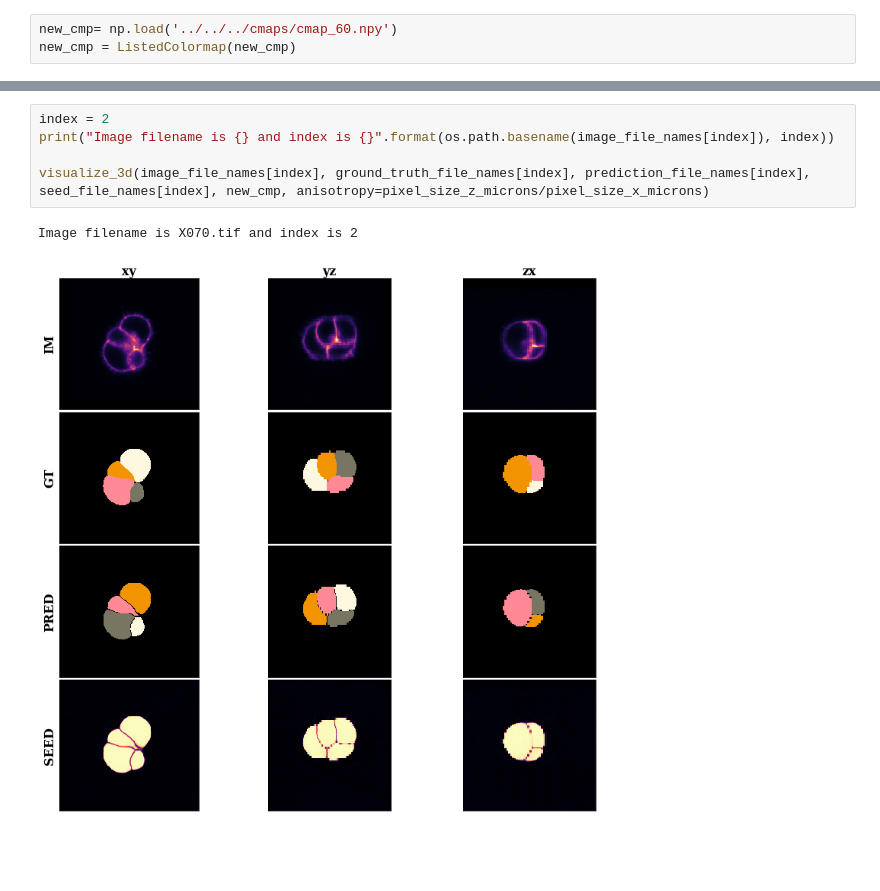
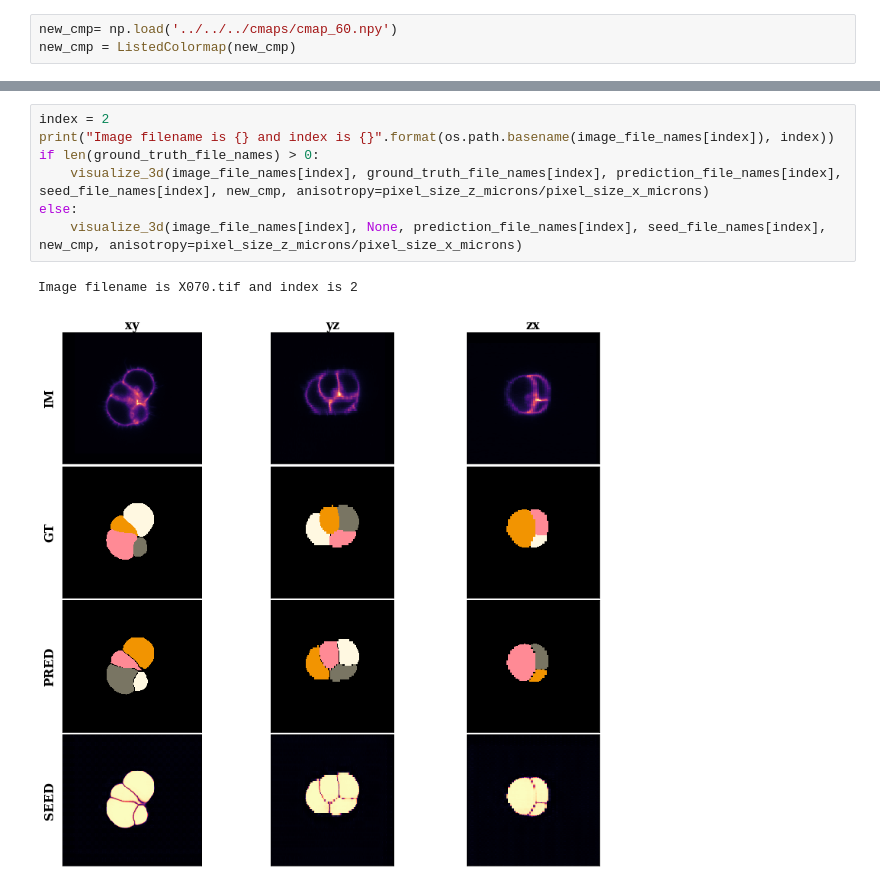
Before and after one commit to juglab/EmbedSeg, a Jupyter notebook: examples/3d/Mouse-Organoid-Cells-CBG/03-predict.ipynb, the cells around one changed output, grey strips where cells are left out. Saved outputs shown, nothing was run; the diff lists cells and outputs as text; blank space fills up the shorter version.

```diff
--- a/examples/3d/Mouse-Organoid-Cells-CBG/03-predict.ipynb
+++ b/examples/3d/Mouse-Organoid-Cells-CBG/03-predict.ipynb
@@ -161,8 +163,10 @@ Image filename is X154.tif and index is 8
 # %%
 index = 2
 print("Image filename is {} and index is {}".format(os.path.basename(image_file_names[index]), index))
-
-visualize_3d(image_file_names[index], ground_truth_file_names[index], prediction_file_names[index], seed_file_names[index], new_cmp, anisotropy=pixel_size_z_microns/pixel_size_x_microns)
+if len(ground_truth_file_names) > 0:
+    visualize_3d(image_file_names[index], ground_truth_file_names[index], prediction_file_names[index], seed_file_names[index], new_cmp, anisotropy=pixel_size_z_microns/pixel_size_x_microns)
+else:
+    visualize_3d(image_file_names[index], None, prediction_file_names[index], seed_file_names[index], new_cmp, anisotropy=pixel_size_z_microns/pixel_size_x_microns)
 # %% [output]
 Image filename is X070.tif and index is 2
-[figure, old version]
+[figure, new version]
```
Also changed, not shown: parts of 2 cells of this notebook, 2 other files.
